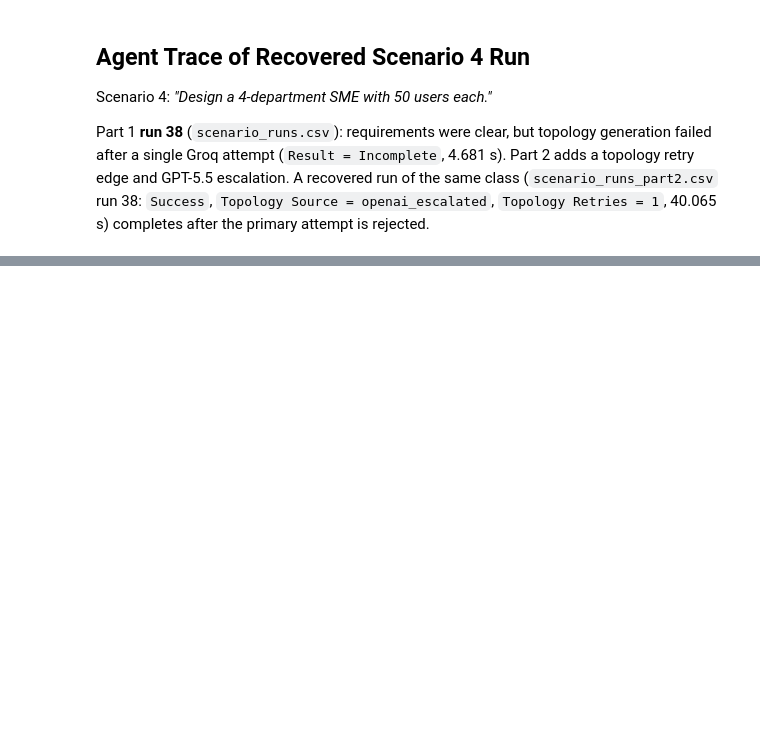
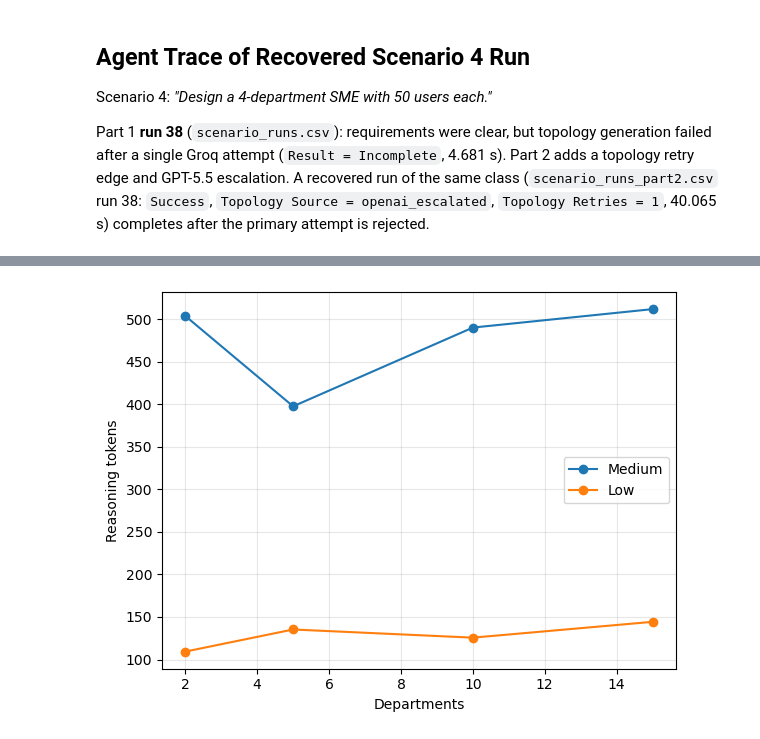
Before and after one commit to Abdisamad001/TopoScribe-AI, a Jupyter notebook: backend/data/scenario-analysis.ipynb, the cells around one changed output, grey strips where cells are left out. Cells and saved outputs as stored; diff of their text form; code cells hidden in the pictures; blank space fills up the shorter version.

```diff
--- a/backend/data/scenario-analysis.ipynb
+++ b/backend/data/scenario-analysis.ipynb
@@ -168,0 +194,21 @@ plt.show()
+# %%
+
+
+df = pd.DataFrame({
+    "departments": [2, 5, 10, 15],
+    "medium": [504.0, 397.7, 490.3, 512.0],
+    "low":    [109.3, 135.3, 125.7, 144.3],
+})
+
+fig, ax = plt.subplots(figsize=(6, 4.5))
+ax.plot(df.departments, df.medium, marker='o', label='Medium')
+ax.plot(df.departments, df.low, marker='o', label='Low')
+ax.set_xlabel("Departments")
+ax.set_ylabel("Reasoning tokens")
+ax.legend()
+ax.grid(alpha=0.3)
+plt.tight_layout()
+
+plt.show()
+# %% [output]
+[figure, added]
```
Also changed, not shown: parts of 7 cells of this notebook, 1 other file.
